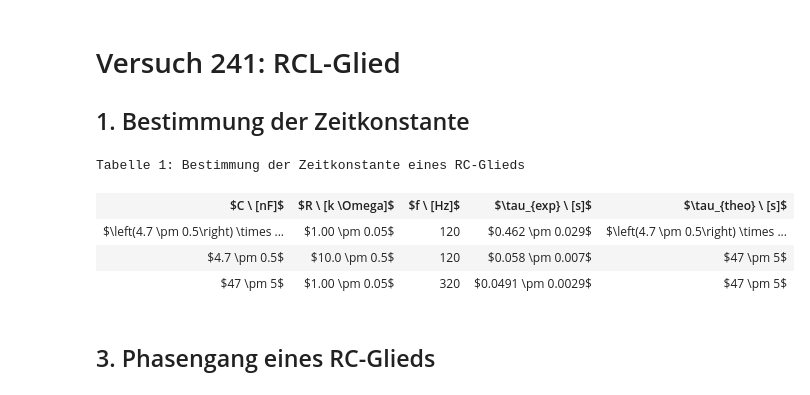
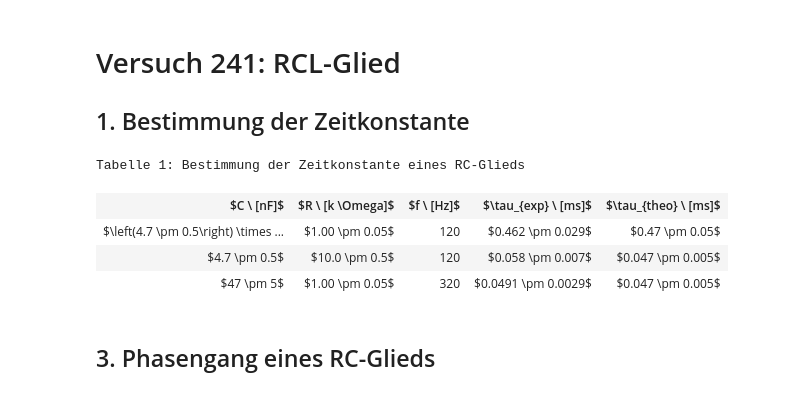
Before and after one commit to Tafiir/Jupyter-Notebooks, a Jupyter notebook: pap2_2/241.ipynb, the cells around one changed output. Cells and saved outputs as stored; diff of their text form; code cells hidden in the pictures.

```diff
--- a/pap2_2/241.ipynb
+++ b/pap2_2/241.ipynb
@@ -6,26 +6,26 @@ import scipy.constants as c
 ## 1. Bestimmung der Zeitkonstante
 # %%
 C, R, T12, dT12 = loadtxt("241\\1.csv", skiprows=1, delimiter=',',unpack=True)
-C = un.uarray(C, 0.1*C)
-R = un.uarray(R, 0.05*R)
+C = un.uarray(C, 0.1*C)*c.nano
+R = un.uarray(R, 0.05*R)*c.kilo
 f = array([120,120,320])
-T12 = un.uarray(T12, dT12)
+T12 = un.uarray(T12, dT12)*c.milli
 
 t_theo = R*C
 t_exp = T12/log(2)
 
 a1 = Table("Tabelle 1: Bestimmung der Zeitkonstante eines RC-Glieds")
-a1.field_names = ["$C \ [nF]$", "$R \ [k \Omega]$", "$f \ [Hz]$", "$\\tau_{exp} \ [s]$", "$\\tau_{theo} \ [s]$"]
+a1.field_names = ["$C \ [nF]$", "$R \ [k \Omega]$", "$f \ [Hz]$", "$\\tau_{exp} \ [ms]$", "$\\tau_{theo} \ [ms]$"]
 for i in range(3):
-    a1.add_row(pformat([C[i], R[i], f[i], t_exp[i], t_theo[i]]))
+    a1.add_row(pformat([C[i]/c.nano, R[i]/c.kilo, f[i], t_exp[i]/c.milli, t_theo[i]/c.milli]))
 
 display_table(a1)
 # %% [output]
 Tabelle 1: Bestimmung der Zeitkonstante eines RC-Glieds
-| $C \ [nF]$ | $R \ [k \Omega]$ | $f \ [Hz]$ | $\tau_{exp} \ [s]$ | $\tau_{theo} \ [s]$ |
-| $\left(4.7 \pm 0.5\right) \times ... | $1.00 \pm 0.05$ | 120 | $0.462 \pm 0.029$ | $\left(4.7 \pm 0.5\right) \times ... |
-| $4.7 \pm 0.5$ | $10.0 \pm 0.5$ | 120 | $0.058 \pm 0.007$ | $47 \pm 5$ |
-| $47 \pm 5$ | $1.00 \pm 0.05$ | 320 | $0.0491 \pm 0.0029$ | $47 \pm 5$ |
+| $C \ [nF]$ | $R \ [k \Omega]$ | $f \ [Hz]$ | $\tau_{exp} \ [ms]$ | $\tau_{theo} \ [ms]$ |
+| $\left(4.7 \pm 0.5\right) \times ... | $1.00 \pm 0.05$ | 120 | $0.462 \pm 0.029$ | $0.47 \pm 0.05$ |
+| $4.7 \pm 0.5$ | $10.0 \pm 0.5$ | 120 | $0.058 \pm 0.007$ | $0.047 \pm 0.005$ |
+| $47 \pm 5$ | $1.00 \pm 0.05$ | 320 | $0.0491 \pm 0.0029$ | $0.047 \pm 0.005$ |
 # %% [markdown]
 ## 3. Phasengang eines RC-Glieds
 # %%
```
Also changed, not shown: parts of 2 cells of this notebook.
